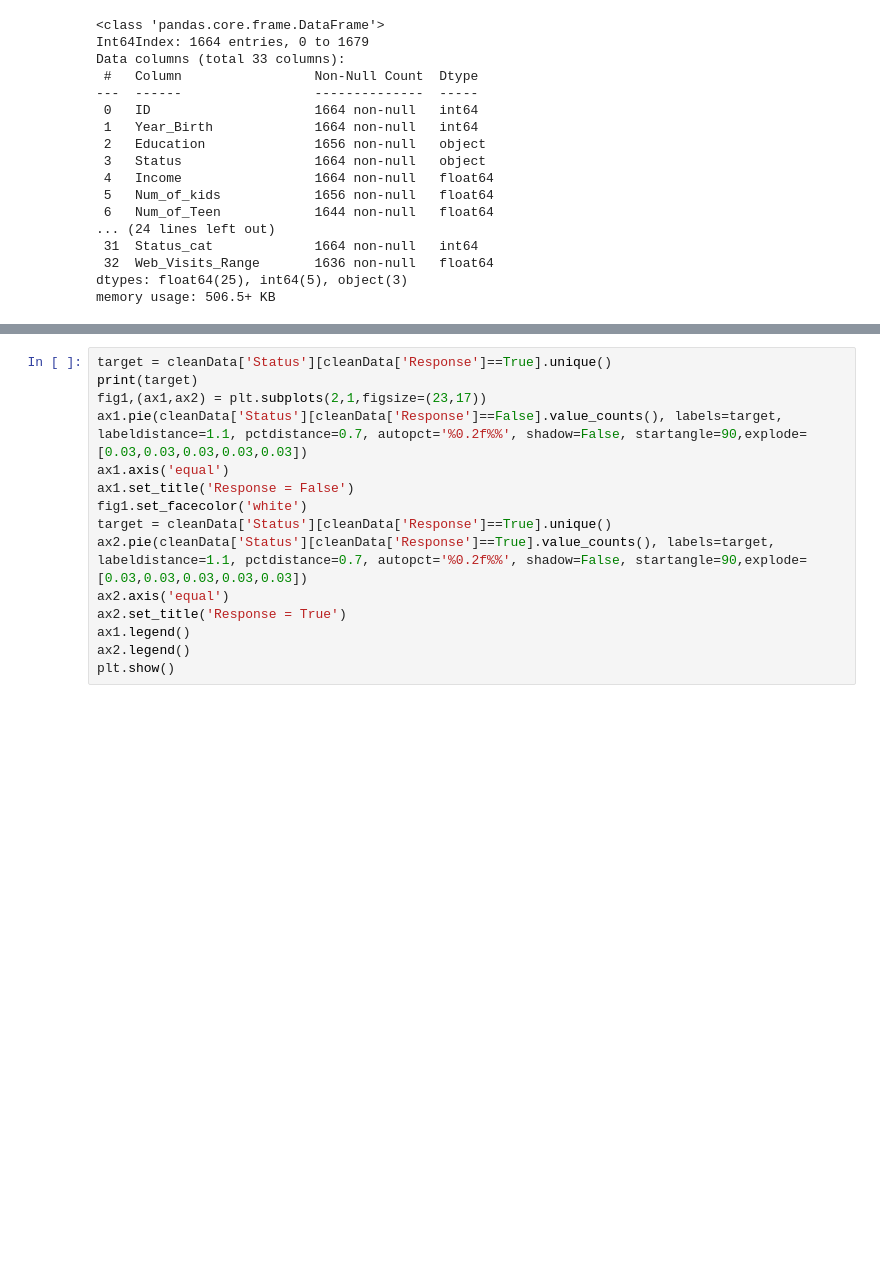
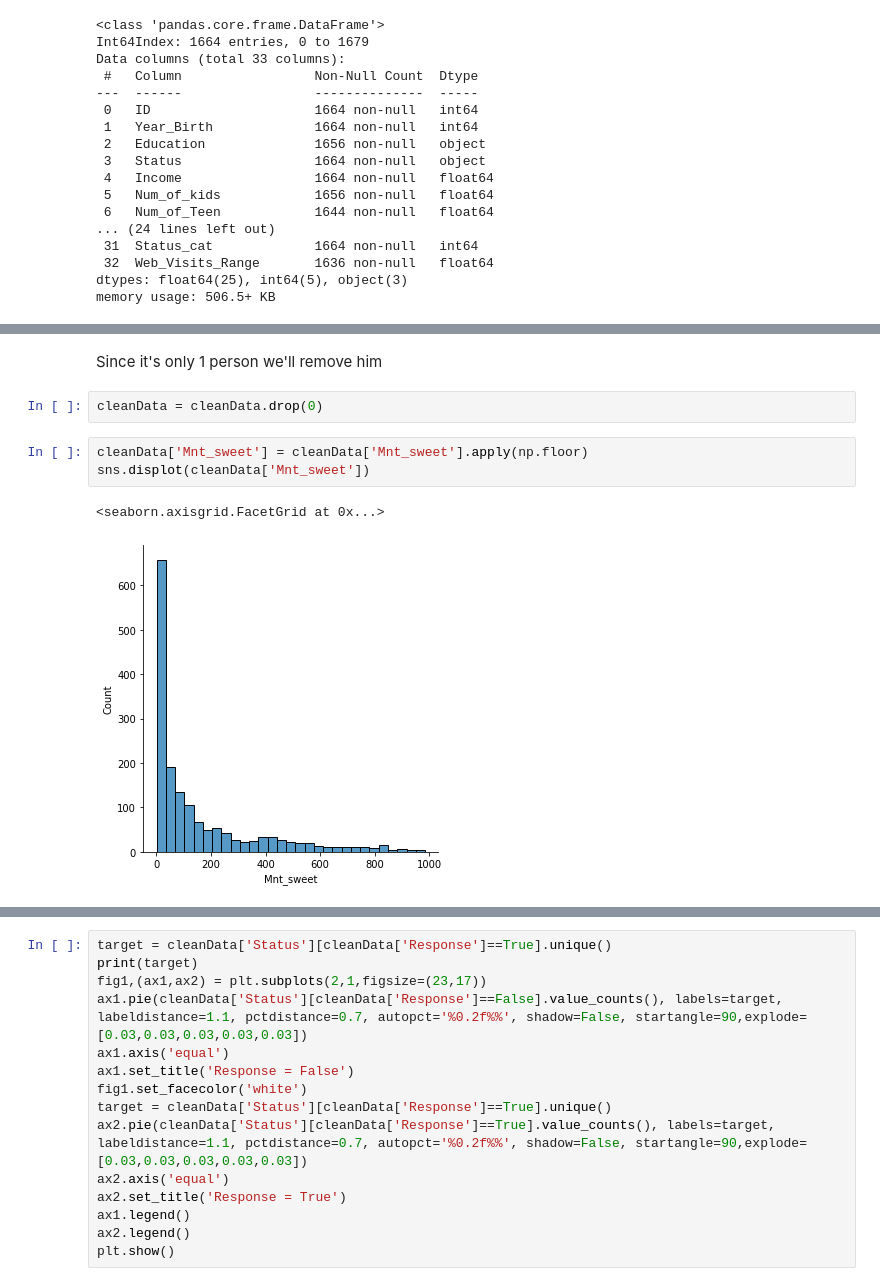
Before and after one commit to parzival0152/datamine, a Jupyter notebook: main.ipynb, the cells around one changed output, grey strips where cells are left out. Drawn from its saved outputs; the diff is of its cells as text; blank space fills up the shorter version.

```diff
--- a/main.ipynb
+++ b/main.ipynb
@@ -985,0 +1035,10 @@ dtype: int64
+# %% [markdown]
+Since it's only 1 person we'll remove him
+# %%
+cleanData = cleanData.drop(0)
+# %%
+cleanData['Mnt_sweet'] = cleanData['Mnt_sweet'].apply(np.floor)
+sns.displot(cleanData['Mnt_sweet'])
+# %% [output]
+<seaborn.axisgrid.FacetGrid at 0x...>
+[figure, added]
```
Also changed, not shown: parts of 61 cells of this notebook, 1 other file.
